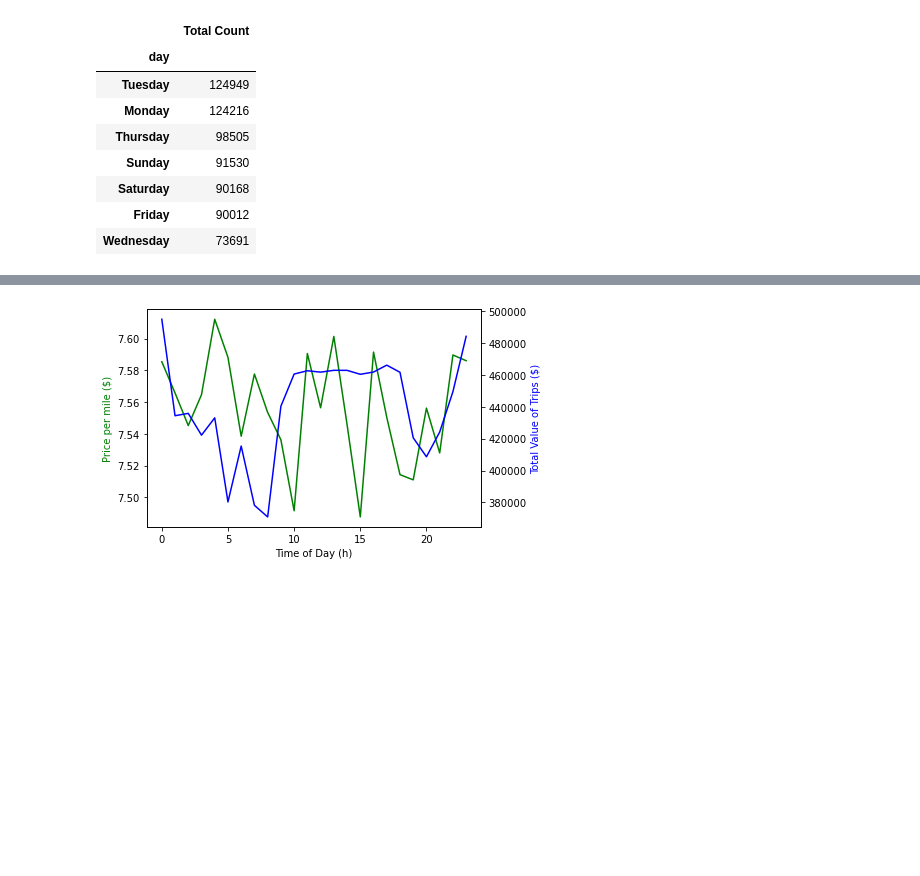
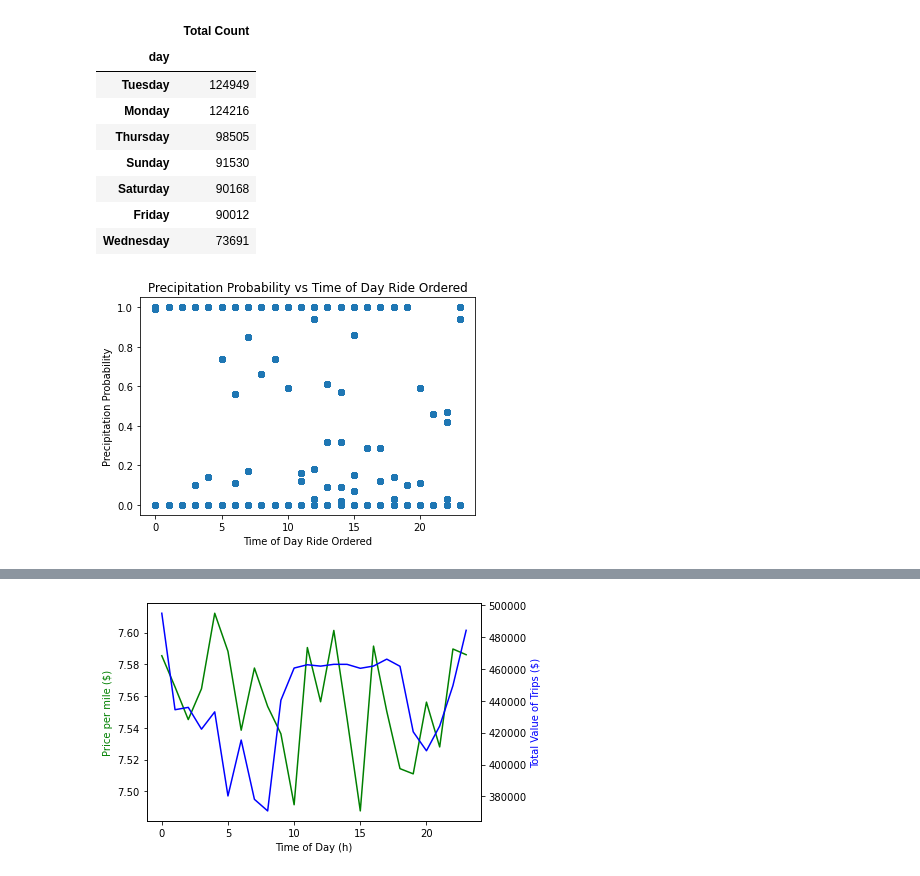
Before and after one commit to jillpeloquin13/UberProject, a Jupyter notebook: uber_data.ipynb, the cells around one changed output, grey strips where cells are left out. Cells and saved outputs as stored; diff of their text form; code cells hidden in the pictures; blank space fills up the shorter version.

Commit message:
additional figure support

```diff
--- a/uber_data.ipynb
+++ b/uber_data.ipynb
@@ -322,4 +323,14 @@ Total_rides_day_df
 # Binned Precip Probab and Ride Counts - use Average precipProbability - Tova
 # %%
 # Scatter plot for Precip Probab and Time Ordered   - Tova
+Precip_prob = clean_ride_data['precipProbability']
+Time_ordered = clean_ride_data['hour']
+
+plt.scatter(Time_ordered, Precip_prob)
+plt.ylabel('Precipitation Probability')
+plt.xlabel('Time of Day Ride Ordered')
+plt.title('Precipitation Probability vs Time of Day Ride Ordered')
+plt.show()
+# %% [output]
+[figure, added]
 # %%
```
Also changed, not shown: parts of 16 cells of this notebook.
